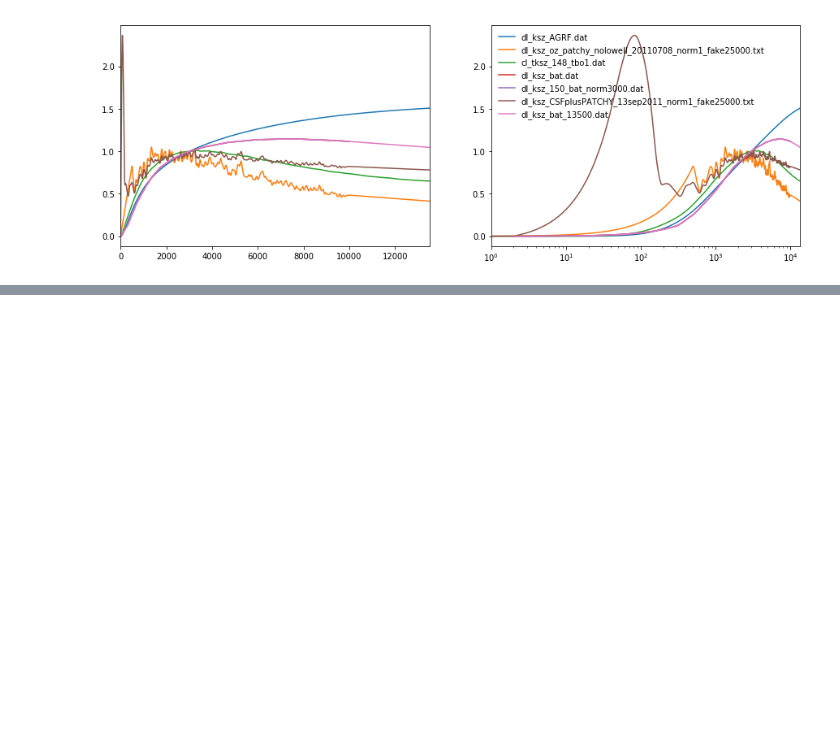
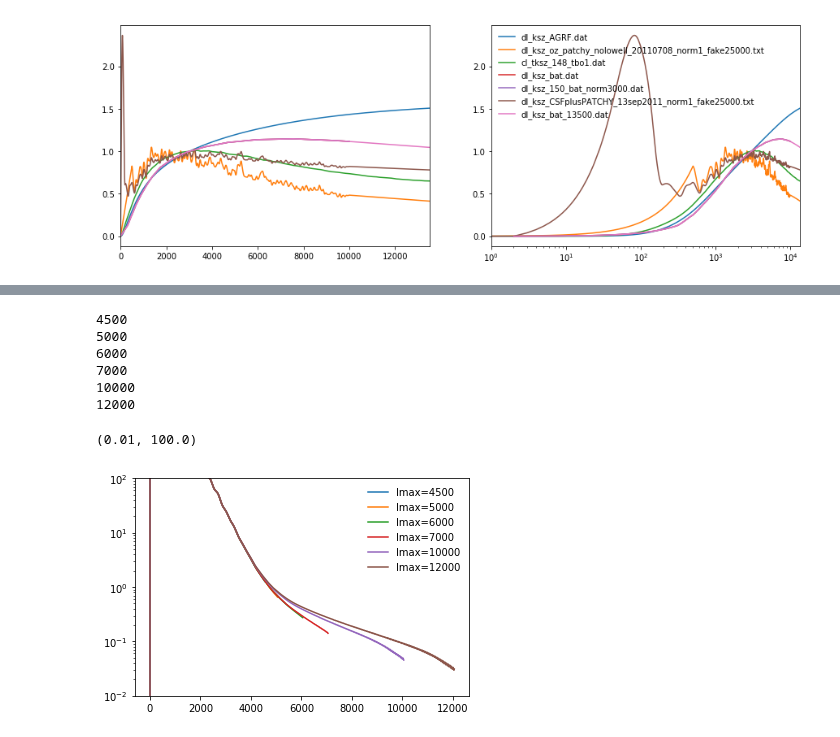
Before and after one commit to mtristram/hillik, a Jupyter notebook: scripts/hillik_models.ipynb, the cells around one changed output, grey strips where cells are left out. Drawn from its saved outputs; the diff is of its cells as text; code cells hidden in the pictures; blank space fills up the shorter version.

```diff
--- a/scripts/hillik_models.ipynb
+++ b/scripts/hillik_models.ipynb
@@ -271,0 +306,25 @@ legend()
+# %%
+#loop on lmax
+plt.figure()
+for lmax in [4500,5000,6000,7000,10000,12000]:
+    print(lmax)
+    pars = camb.CAMBparams()
+    pars.set_cosmology(H0=67.5, ombh2=0.022, omch2=0.122, mnu=0.06, omk=0, tau=0.06)
+    pars.InitPower.set_params(As=2e-9, ns=0.965, r=0)
+    pars.set_for_lmax(lmax, lens_potential_accuracy=1);
+    results = camb.get_results(pars)
+    powers =results.get_cmb_power_spectra(pars, CMB_unit='muK', raw_cl=False)
+    plt.plot( powers['lensed_scalar'][:,0], label=f'lmax={lmax}')
+    del(pars)
+plt.semilogy()
+plt.legend()
+plt.ylim(1e-2,1e1)
+# %% [output]
+4500
+5000
+6000
+7000
+10000
+12000
+(0.01, 100.0)
+[figure, added]
```
Also changed, not shown: parts of 6 cells of this notebook, 3 other files.
